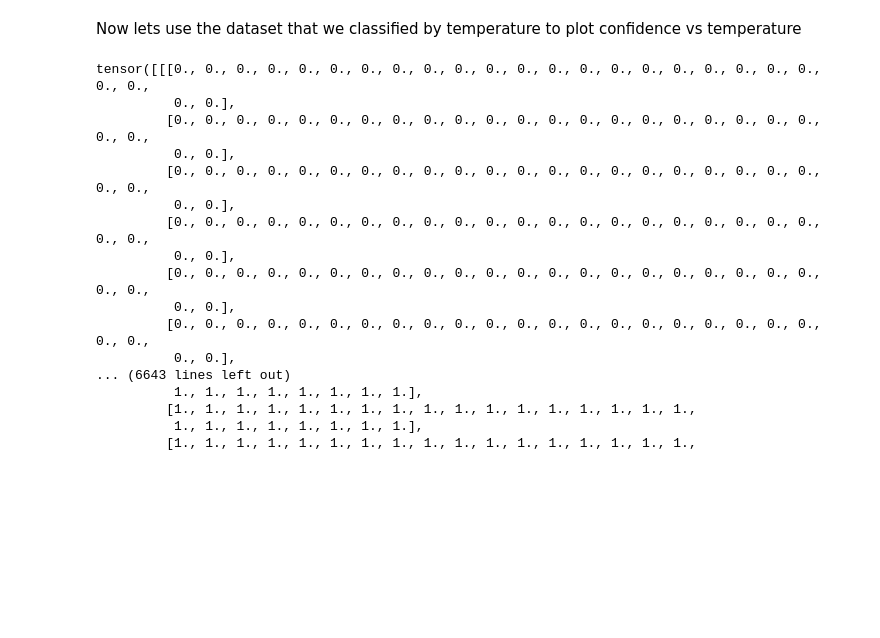
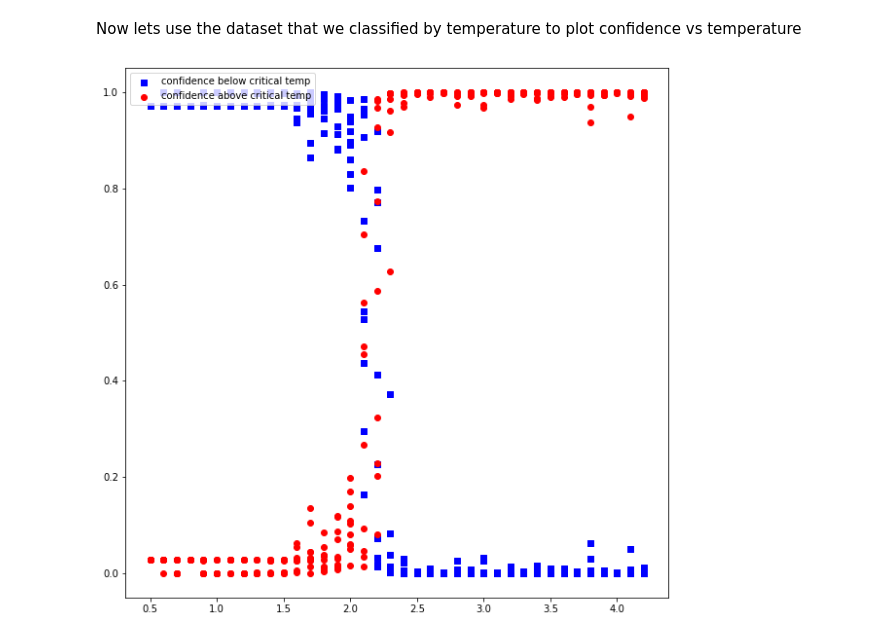
Before and after one commit to rohan-datar/phys_0704_project, a Jupyter notebook: ML_Spin_Model/Basic_NN.ipynb, the cells around one changed output. Cells and saved outputs as stored; diff of their text form; code cells hidden in the pictures; blank space fills up the shorter version.

```diff
--- a/ML_Spin_Model/Basic_NN.ipynb
+++ b/ML_Spin_Model/Basic_NN.ipynb
@@ -157,43 +159,27 @@ Now lets use the dataset that we classified by temperature to plot confidence vs
 # %%
 temp_pred_below = []
 temp_pred_above = []
 for idx in range(len(perfdata)):
   image, label = perfdata[idx]
   predicted_output = model(image.unsqueeze(0))
 
   # Need to apply softmax to get probabilities
   prob_output = torch.nn.functional.softmax(predicted_output).detach().numpy()
   predicted_label = torch.argmax(predicted_output).item()
-  print(f"predicted label: {predicted_label}, actual label: {label}")
+  # print(f"predicted label: {predicted_label}, actual label: {label}")
 
   #get temp from label
   temp = perfdata.classes[label]
-  temp_pred_below.append([float(temp), prob_output[0][0]])
-  temp_pred_above.append([float(temp), prob_output[0][1]])
+  temp_pred_below.append([float(temp), prob_output[0][1]])
+  temp_pred_above.append([float(temp), prob_output[0][0]])
 
 #plot the data
 fig = plt.figure(figsize=(10,10))
 ax = fig.add_subplot(111)
 ax.scatter([x[0] for x in temp_pred_below], [x[1] for x in temp_pred_below], c='b', marker="s", label='confidence below critical temp')
 ax.scatter([x[0] for x in temp_pred_above], [x[1] for x in temp_pred_above], c='r', marker="o", label='confidence above critical temp')
 
 plt.legend(loc='upper left');
 plt.show()
 # %% [output]
-tensor([[[0., 0., 0., 0., 0., 0., 0., 0., 0., 0., 0., 0., 0., 0., 0., 0., 0., 0., 0., 0., 0., 0., 0.,
-          0., 0.],
-         [0., 0., 0., 0., 0., 0., 0., 0., 0., 0., 0., 0., 0., 0., 0., 0., 0., 0., 0., 0., 0., 0., 0.,
-          0., 0.],
-         [0., 0., 0., 0., 0., 0., 0., 0., 0., 0., 0., 0., 0., 0., 0., 0., 0., 0., 0., 0., 0., 0., 0.,
-          0., 0.],
-         [0., 0., 0., 0., 0., 0., 0., 0., 0., 0., 0., 0., 0., 0., 0., 0., 0., 0., 0., 0., 0., 0., 0.,
-          0., 0.],
-         [0., 0., 0., 0., 0., 0., 0., 0., 0., 0., 0., 0., 0., 0., 0., 0., 0., 0., 0., 0., 0., 0., 0.,
-          0., 0.],
-         [0., 0., 0., 0., 0., 0., 0., 0., 0., 0., 0., 0., 0., 0., 0., 0., 0., 0., 0., 0., 0., 0., 0.,
-          0., 0.],
-... (6643 lines left out)
-          1., 1., 1., 1., 1., 1., 1., 1.],
-         [1., 1., 1., 1., 1., 1., 1., 1., 1., 1., 1., 1., 1., 1., 1., 1., 1.,
-          1., 1., 1., 1., 1., 1., 1., 1.],
-         [1., 1., 1., 1., 1., 1., 1., 1., 1., 1., 1., 1., 1., 1., 1., 1., 1.,
+[figure, added]
```
Also changed, not shown: parts of 7 cells of this notebook.
